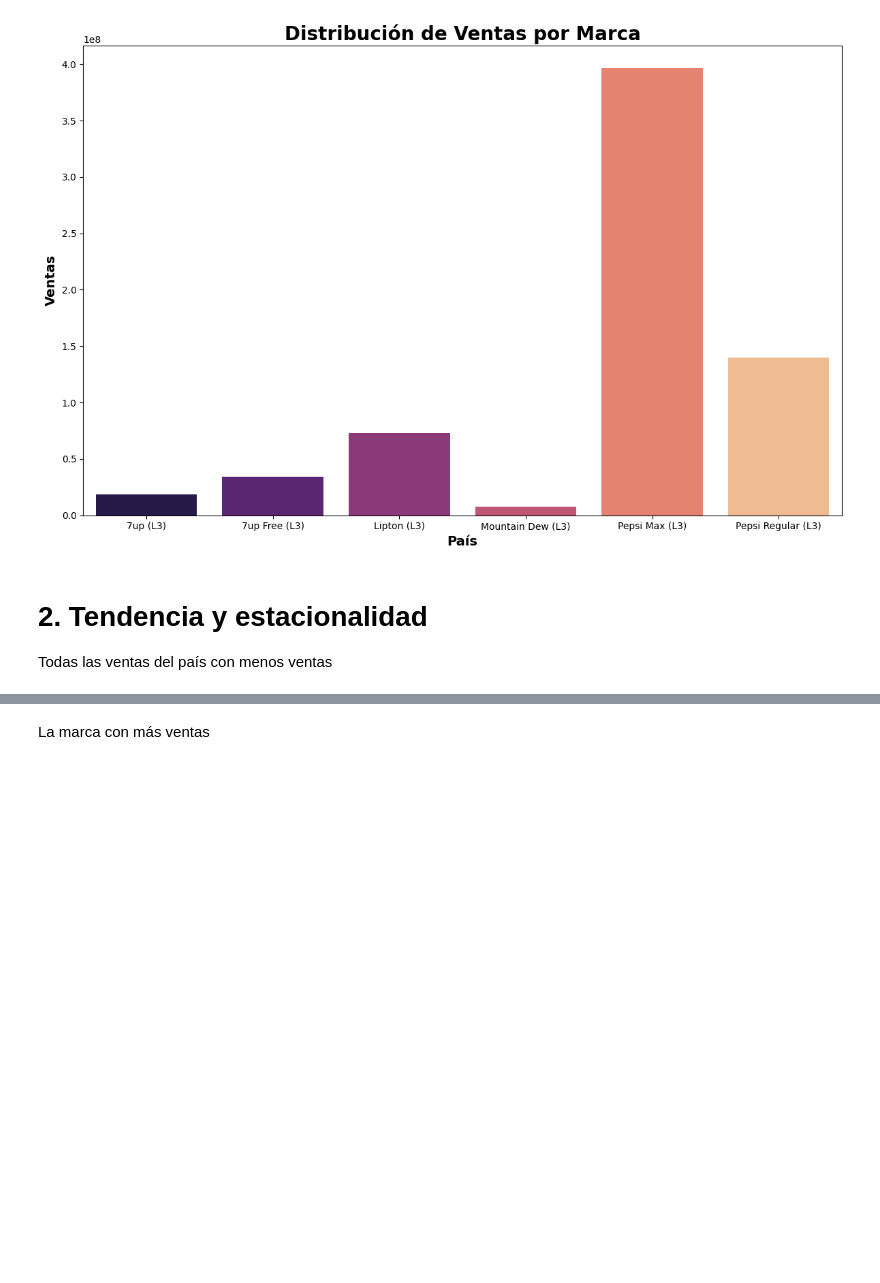
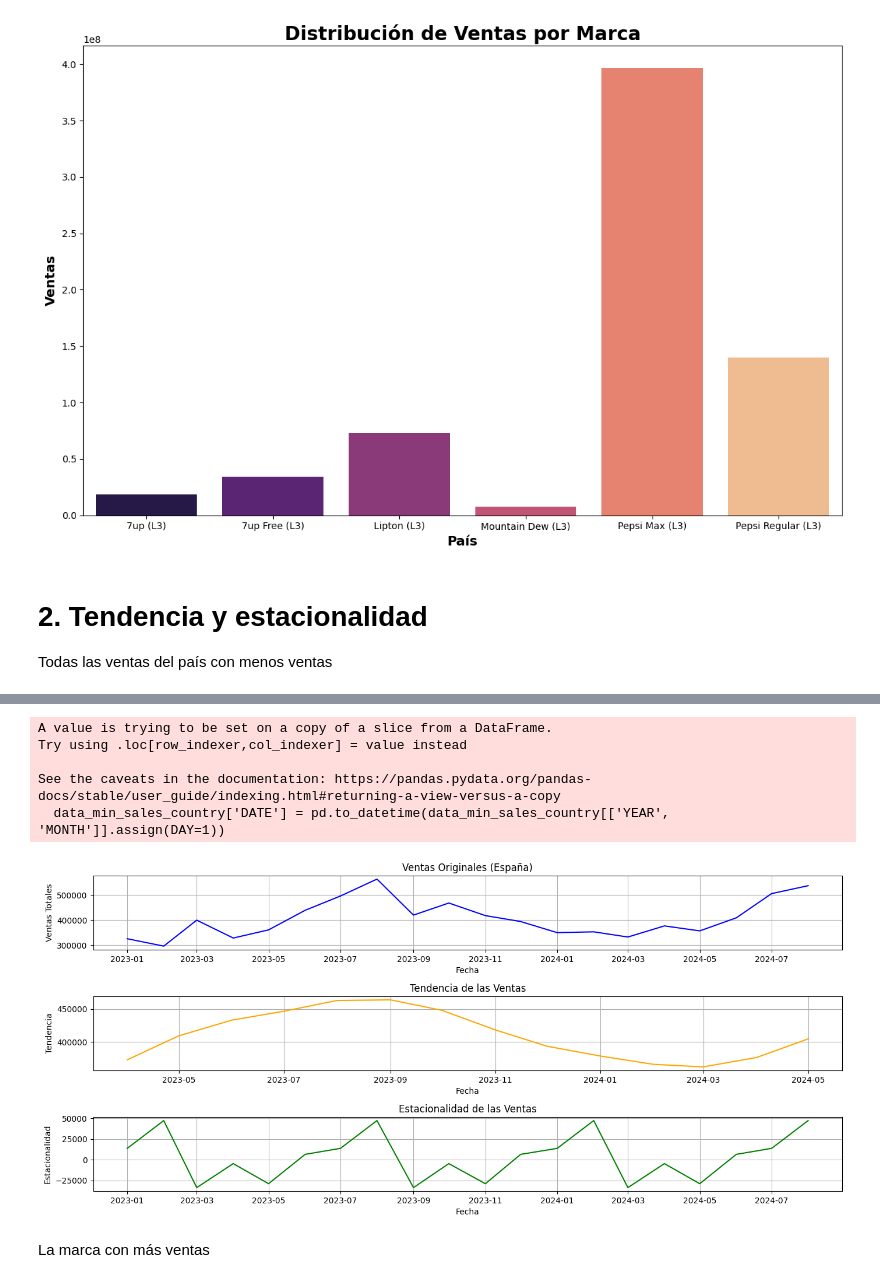
Before and after one commit to carlalopezz/UFV-visualizacion, a Jupyter notebook: Ejercicios_clase/P1_VD_LopezUtrilla_Carla.ipynb, the cells around one changed output, grey strips where cells are left out. Saved outputs shown, nothing was run; the diff lists cells and outputs as text; code cells hidden in the pictures; blank space fills up the shorter version.

```diff
--- a/Ejercicios_clase/P1_VD_LopezUtrilla_Carla.ipynb
+++ b/Ejercicios_clase/P1_VD_LopezUtrilla_Carla.ipynb
@@ -261,3 +229,58 @@ plot_trend_seasonality(ventas_pais, ventas_pais_media_movil, f'Tendencia y Estac
+# %%
+from statsmodels.tsa.seasonal import seasonal_decompose
+
+# Encontrar el país con menos ventas usando el índice del valor mínimo (idxmin)
+country_min_sales = sales_by_country.loc[sales_by_country['AMOUNT'].idxmin(), 'COUNTRY']
+
+# Filtrar los datos para el país con menos ventas
+data_min_sales_country = data_actuals[data_actuals['COUNTRY'] == country_min_sales]
+
+# Creamos la fecha completa, para trabajar con una sola variable
+data_min_sales_country['DATE'] = pd.to_datetime(data_min_sales_country[['YEAR', 'MONTH']].assign(DAY=1))
+
+# Filtrar los datos para el análisis de tendencia y estacionalidad
+ventas_pais = data_min_sales_country.groupby(['DATE'])['AMOUNT'].sum()
+
+# Serie temporal
+resultados_decomposicion = seasonal_decompose(ventas_pais, model='additive', period=6)
+
+# Configuración del gráfico
+plt.figure(figsize=(14, 8))
+
+# Gráfico de la serie original
+plt.subplot(4, 1, 1)
+plt.plot(ventas_pais, label='Ventas Originales', color='blue')
+plt.title('Ventas Originales (España)')
+plt.xlabel('Fecha')
+plt.ylabel('Ventas Totales')
+plt.grid(True)
+
+# Gráfico de la tendencia
+plt.subplot(4, 1, 2)
+plt.plot(resultados_decomposicion.trend, label='Tendencia', color='orange')
+plt.title('Tendencia de las Ventas')
+plt.xlabel('Fecha')
+plt.ylabel('Tendencia')
+plt.grid(True)
+
+# Gráfico de la estacionalidad
+plt.subplot(4, 1, 3)
+plt.plot(resultados_decomposicion.seasonal, label='Estacionalidad', color='green')
+plt.title('Estacionalidad de las Ventas')
+plt.xlabel('Fecha')
+plt.ylabel('Estacionalidad')
+plt.grid(True)
+
+# Ajustar y mostrar los gráficos
+plt.tight_layout()
+plt.show()
+# %% [output]
+A value is trying to be set on a copy of a slice from a DataFrame.
+Try using .loc[row_indexer,col_indexer] = value instead
+
+See the caveats in the documentation: https://pandas.pydata.org/pandas-docs/stable/user_guide/indexing.html#returning-a-view-versus-a-copy
+  data_min_sales_country['DATE'] = pd.to_datetime(data_min_sales_country[['YEAR', 'MONTH']].assign(DAY=1))
+[figure, added]
 # %% [markdown]
 La marca con más ventas
 # %%
```
Also changed, not shown: parts of 2 cells of this notebook.
